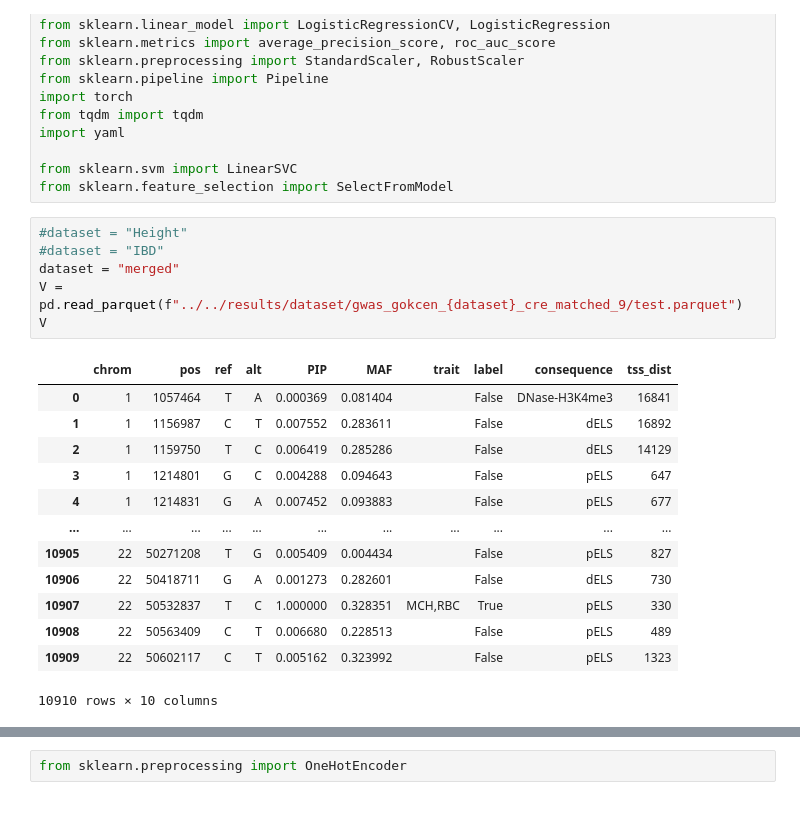
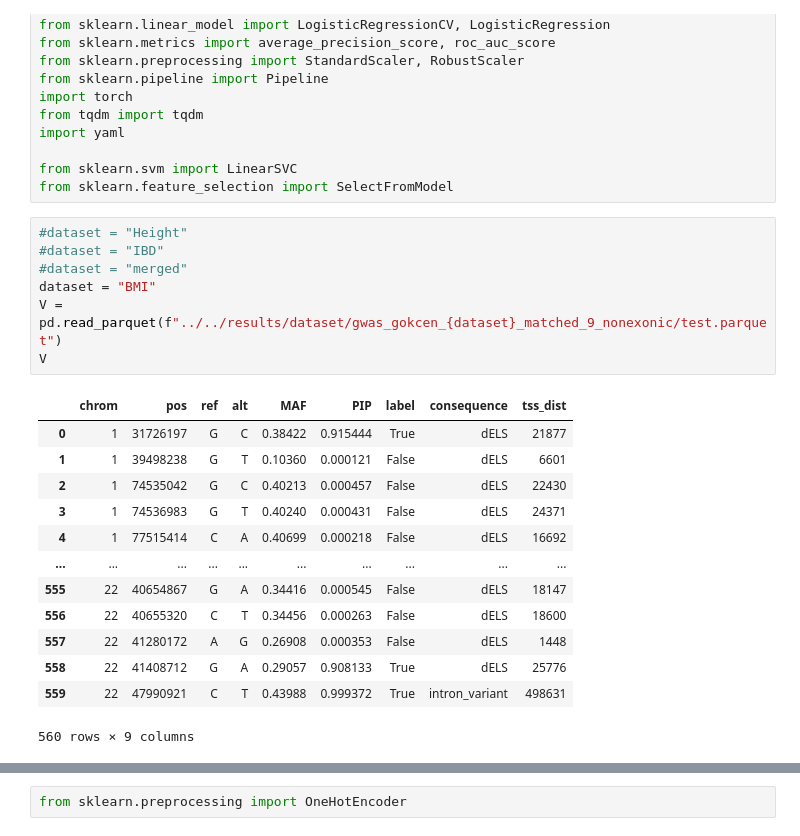
Before and after one commit to minjaf/TraitGym, a Jupyter notebook: workflow/notebooks/feature_selection.ipynb, the cells around one changed output, grey strips where cells are left out. Cells and saved outputs as stored; diff of their text form.

```diff
--- a/workflow/notebooks/feature_selection.ipynb
+++ b/workflow/notebooks/feature_selection.ipynb
@@ -27,23 +27,24 @@ from sklearn.feature_selection import SelectFromModel
 # %%
 #dataset = "Height"
 #dataset = "IBD"
-dataset = "merged"
-V = pd.read_parquet(f"../../results/dataset/gwas_gokcen_{dataset}_cre_matched_9/test.parquet")
+#dataset = "merged"
+dataset = "BMI"
+V = pd.read_parquet(f"../../results/dataset/gwas_gokcen_{dataset}_matched_9_nonexonic/test.parquet")
 V
 # %% [output]
-|  | chrom | pos | ref | alt | PIP | MAF | trait | label | consequence | tss_dist |
-| 0 | 1 | 1057464 | T | A | 0.000369 | 0.081404 |  | False | DNase-H3K4me3 | 16841 |
-| 1 | 1 | 1156987 | C | T | 0.007552 | 0.283611 |  | False | dELS | 16892 |
-| 2 | 1 | 1159750 | T | C | 0.006419 | 0.285286 |  | False | dELS | 14129 |
-| 3 | 1 | 1214801 | G | C | 0.004288 | 0.094643 |  | False | pELS | 647 |
-| 4 | 1 | 1214831 | G | A | 0.007452 | 0.093883 |  | False | pELS | 677 |
-| ... | ... | ... | ... | ... | ... | ... | ... | ... | ... | ... |
-| 10905 | 22 | 50271208 | T | G | 0.005409 | 0.004434 |  | False | pELS | 827 |
-| 10906 | 22 | 50418711 | G | A | 0.001273 | 0.282601 |  | False | dELS | 730 |
-| 10907 | 22 | 50532837 | T | C | 1.000000 | 0.328351 | MCH,RBC | True | pELS | 330 |
-| 10908 | 22 | 50563409 | C | T | 0.006680 | 0.228513 |  | False | pELS | 489 |
-| 10909 | 22 | 50602117 | C | T | 0.005162 | 0.323992 |  | False | pELS | 1323 |
+|  | chrom | pos | ref | alt | MAF | PIP | label | consequence | tss_dist |
+| 0 | 1 | 31726197 | G | C | 0.38422 | 0.915444 | True | dELS | 21877 |
+| 1 | 1 | 39498238 | G | T | 0.10360 | 0.000121 | False | dELS | 6601 |
+| 2 | 1 | 74535042 | G | C | 0.40213 | 0.000457 | False | dELS | 22430 |
+| 3 | 1 | 74536983 | G | T | 0.40240 | 0.000431 | False | dELS | 24371 |
+| 4 | 1 | 77515414 | C | A | 0.40699 | 0.000218 | False | dELS | 16692 |
+| ... | ... | ... | ... | ... | ... | ... | ... | ... | ... |
+| 555 | 22 | 40654867 | G | A | 0.34416 | 0.000545 | False | dELS | 18147 |
+| 556 | 22 | 40655320 | C | T | 0.34456 | 0.000263 | False | dELS | 18600 |
+| 557 | 22 | 41280172 | A | G | 0.26908 | 0.000353 | False | dELS | 1448 |
+| 558 | 22 | 41408712 | G | A | 0.29057 | 0.908133 | True | dELS | 25776 |
+| 559 | 22 | 47990921 | C | T | 0.43988 | 0.999372 | True | intron_variant | 498631 |
-10910 rows × 10 columns
+560 rows × 9 columns
 # %%
 features_paths = [
     "GPN-MSA_InnerProducts",
```
Also changed, not shown: parts of 27 cells of this notebook, 5 other files.
